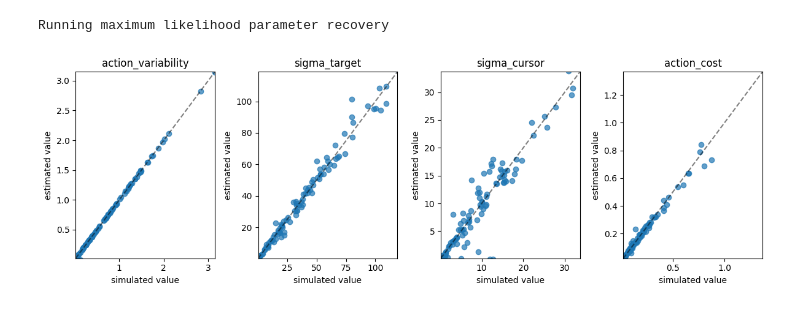
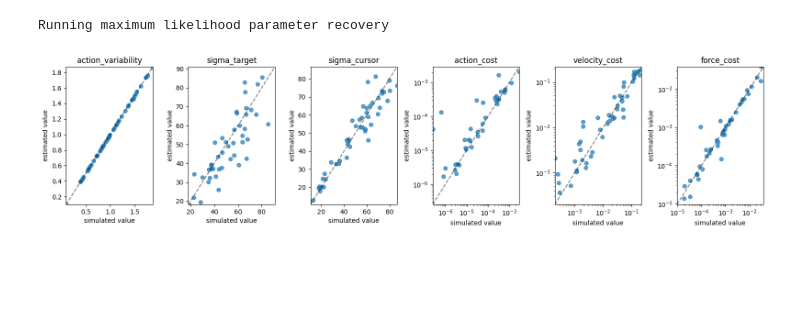
Before and after one commit to RothkopfLab/lqg, a Jupyter notebook: notebooks/DynamicsModel.ipynb, the cells around one changed output. Saved outputs shown, nothing was run; the diff lists cells and outputs as text; code cells hidden in the pictures; blank space fills up the shorter version.

```diff
--- a/notebooks/DynamicsModel.ipynb
+++ b/notebooks/DynamicsModel.ipynb
@@ -78,12 +100,14 @@ I added some utility function to estimate model parameters with maximum likeliho
 true_params = {
     "sigma_target": 20.0,
     "sigma_cursor": 12.5,
-    "action_cost": 0.1,
-    "action_variability": 0.5
+    "action_cost": 1e-5,
+    "action_variability": 0.5,
+    "velocity_cost": 0.01,
+    "force_cost": 0.01,
 }
 
 # set up the model with known parameters to simulate some synthetic data
-model = PointMassBoundedActor(T=T, **true_params)
+model = PointMassBoundedActor(T=500, **true_params)
 
 # We assume that we have access to the target and hand positions, but not the hand velocity and muscle activation, as in a real experiment.
 # Therefore, we only use the first two dimensions of the state vector for inference on our simulated data.
@@ -102,6 +126,7 @@ params = max_likelihood(
     x=x_data,
     model=PointMassBoundedActor,
     max_steps=1_000,
+    num_restarts=20,
     **fixed_params,
 )
 # %%
@@ -120,6 +146,13 @@ for i, name in enumerate(params):
     ax[i].bar("inferred", params[name], color="k", alpha=0.5)
     ax[i].set_title(name)
 
+    if name in ["action_cost", "velocity_cost", "force_cost"]:
+        ax[i].set_yscale("log")
+
+        ax[i].set_ylim([1e-6, 1e-1])
+    else:
+        ax[i].set_ylim([0, 1.5 * true_params[name]])
+
 f.tight_layout()
 plt.show()
 # %% [output]
@@ -133,7 +166,7 @@ from tqdm import tqdm
 
 from lqg.infer.models import get_model_params
 from lqg.infer.utils import sample_from_prior
-
+from lqg.infer.mle import sample_within_bounds
 
 fixed_params = {
     "process_noise": 1.0,
@@ -152,13 +185,11 @@ results = {
     if key not in fixed_params
 }
 print("Running maximum likelihood parameter recovery")
-for seed in tqdm(range(100)):
+for seed in tqdm(range(50)):
     # true_params sampled from prior
     true_params = {
-        name: value
-        for name, value in sample_from_prior(
-            PointMassBoundedActor, seed=seed
-        ).items()
+        name: sample_within_bounds(key, name)
+        for name, key in zip(get_model_params(PointMassBoundedActor), random.split(random.PRNGKey(seed), num=len(get_model_params(PointMassBoundedActor))))
         if name not in fixed_params
     }
 
@@ -185,19 +216,23 @@ for seed in tqdm(range(100)):
 # %% [output]
 Running maximum likelihood parameter recovery
 # %%
-figure, axes = plt.subplots(1, 4, figsize=(12, 4))
+figure, axes = plt.subplots(1, len(true_values), figsize=(16, 4))
 for axis, (name, true, estimates) in zip(
     axes.flat, zip(true_values.keys(), true_values.values(), results.values())
 ):
     axis.scatter(true, estimates, alpha=0.7)
     axis.plot([min(true), max(true)], [min(true), max(true)], "k--", alpha=0.5)
     axis.set_title(name)
     axis.set_xlabel("simulated value")
     axis.set_ylabel("estimated value")
     axis.set_xlim(min(true), max(true))
     axis.set_ylim(min(true), max(true))
 
+    if name in ["action_cost", "velocity_cost", "force_cost"]:
+        axis.set_xscale("log")
+        axis.set_yscale("log")
+
 figure.tight_layout()
 plt.show()
 # %% [output]
-[figure, old version]
+[figure, new version]
```
Also changed, not shown: parts of 4 cells of this notebook, 8 other files.
